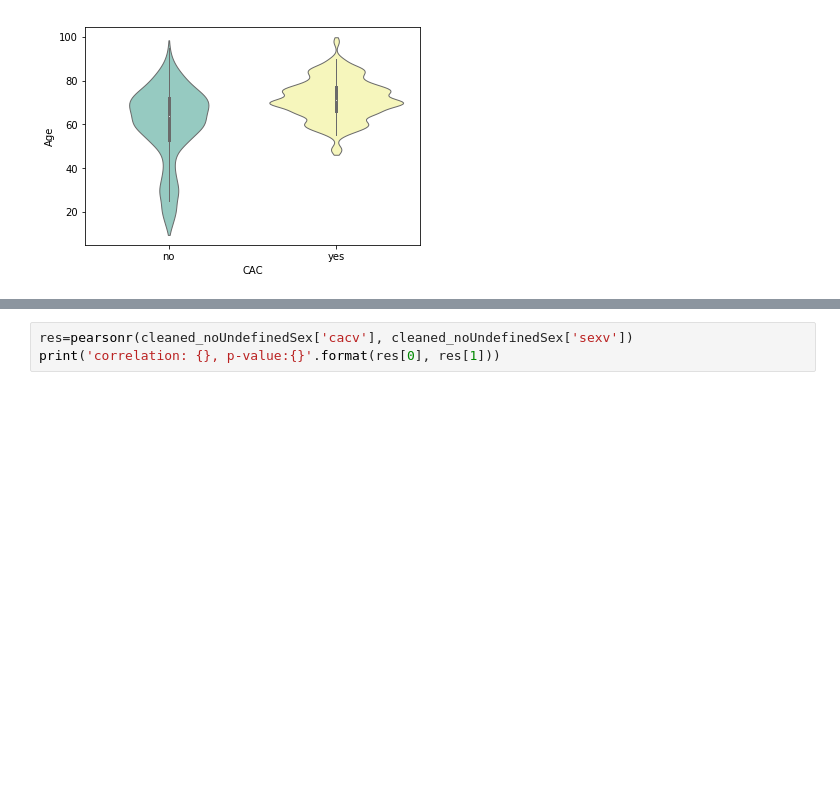
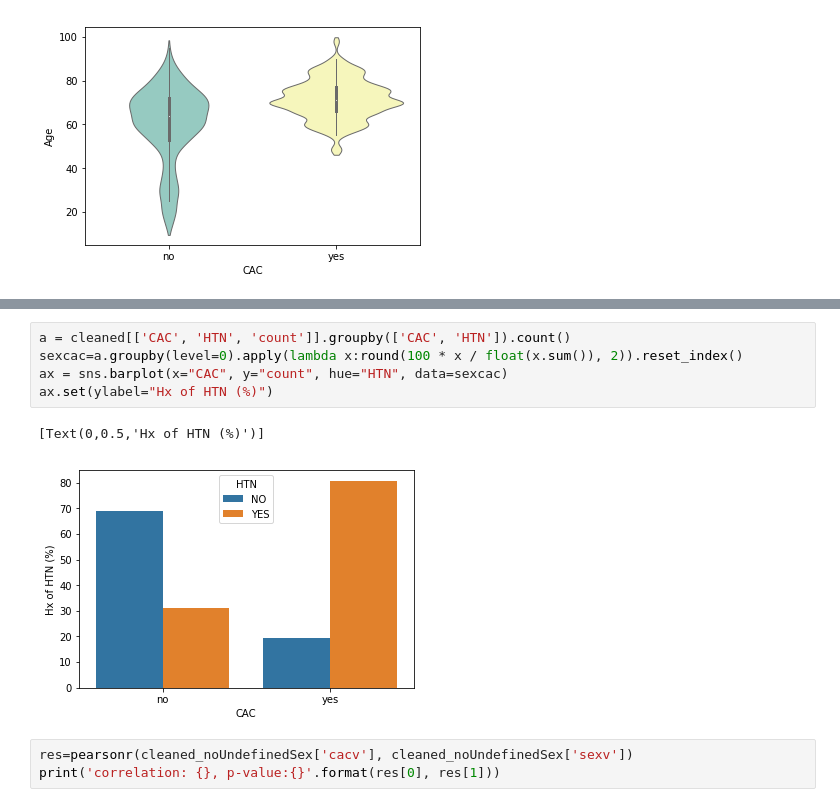
Before and after one commit to fataltes/quickNBs, a Jupyter notebook: Mina-s-dataset.ipynb, the cells around one changed output, grey strips where cells are left out. Drawn from its saved outputs; the diff is of its cells as text; blank space fills up the shorter version.

```diff
--- a/Mina-s-dataset.ipynb
+++ b/Mina-s-dataset.ipynb
@@ -56,3 +115,11 @@ ax.set(ylabel="Sex Count")
+# %%
+a = cleaned[['CAC', 'HTN', 'count']].groupby(['CAC', 'HTN']).count()
+sexcac=a.groupby(level=0).apply(lambda x:round(100 * x / float(x.sum()), 2)).reset_index()
+ax = sns.barplot(x="CAC", y="count", hue="HTN", data=sexcac)
+ax.set(ylabel="Hx of HTN (%)")
+# %% [output]
+[Text(0,0.5,'Hx of HTN (%)')]
+[figure, added]
 # %%
 res=pearsonr(cleaned_noUndefinedSex['cacv'], cleaned_noUndefinedSex['sexv'])
 print('correlation: {}, p-value:{}'.format(res[0], res[1]))
```
Also changed, not shown: parts of 9 cells of this notebook.
